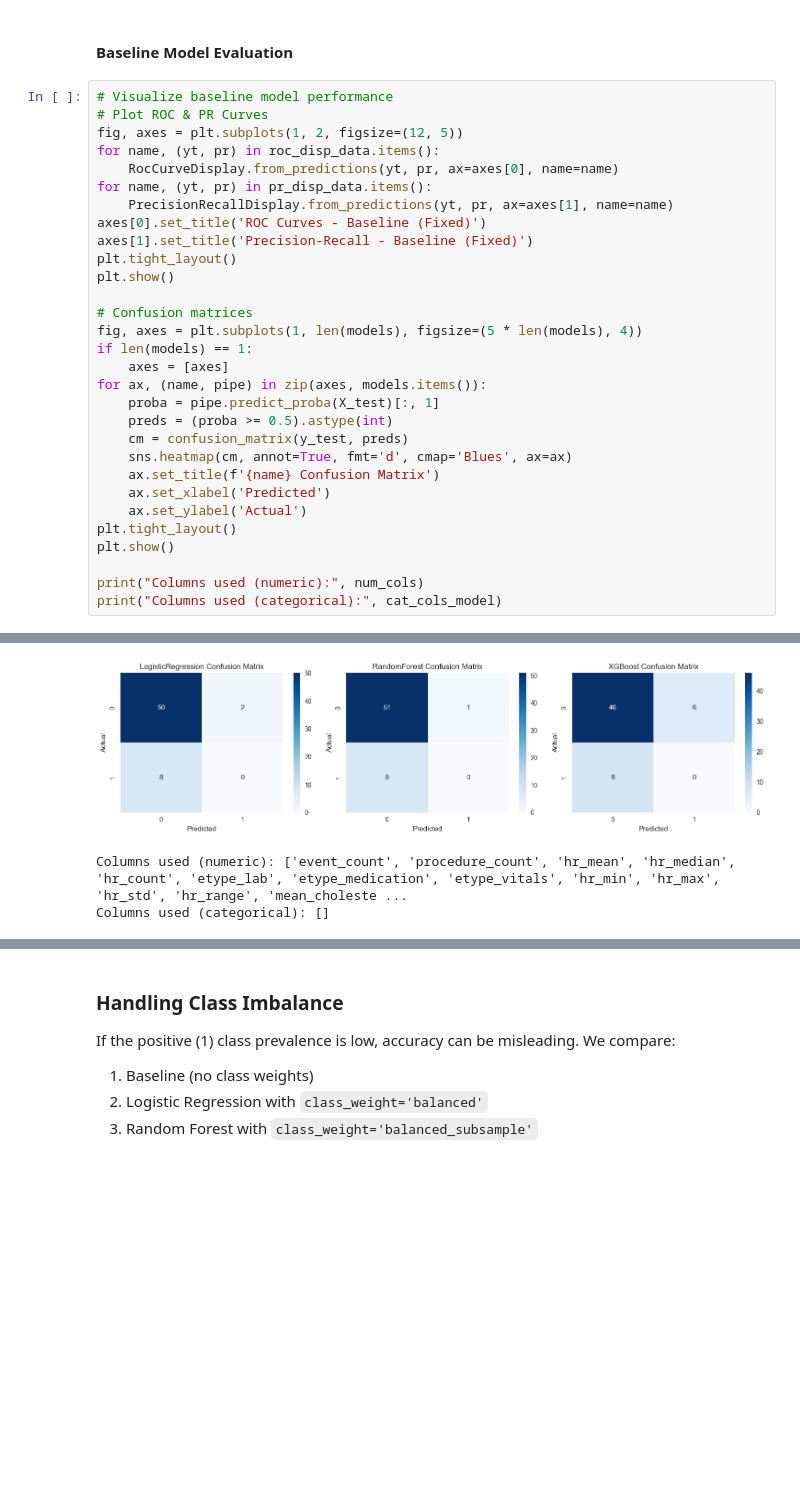
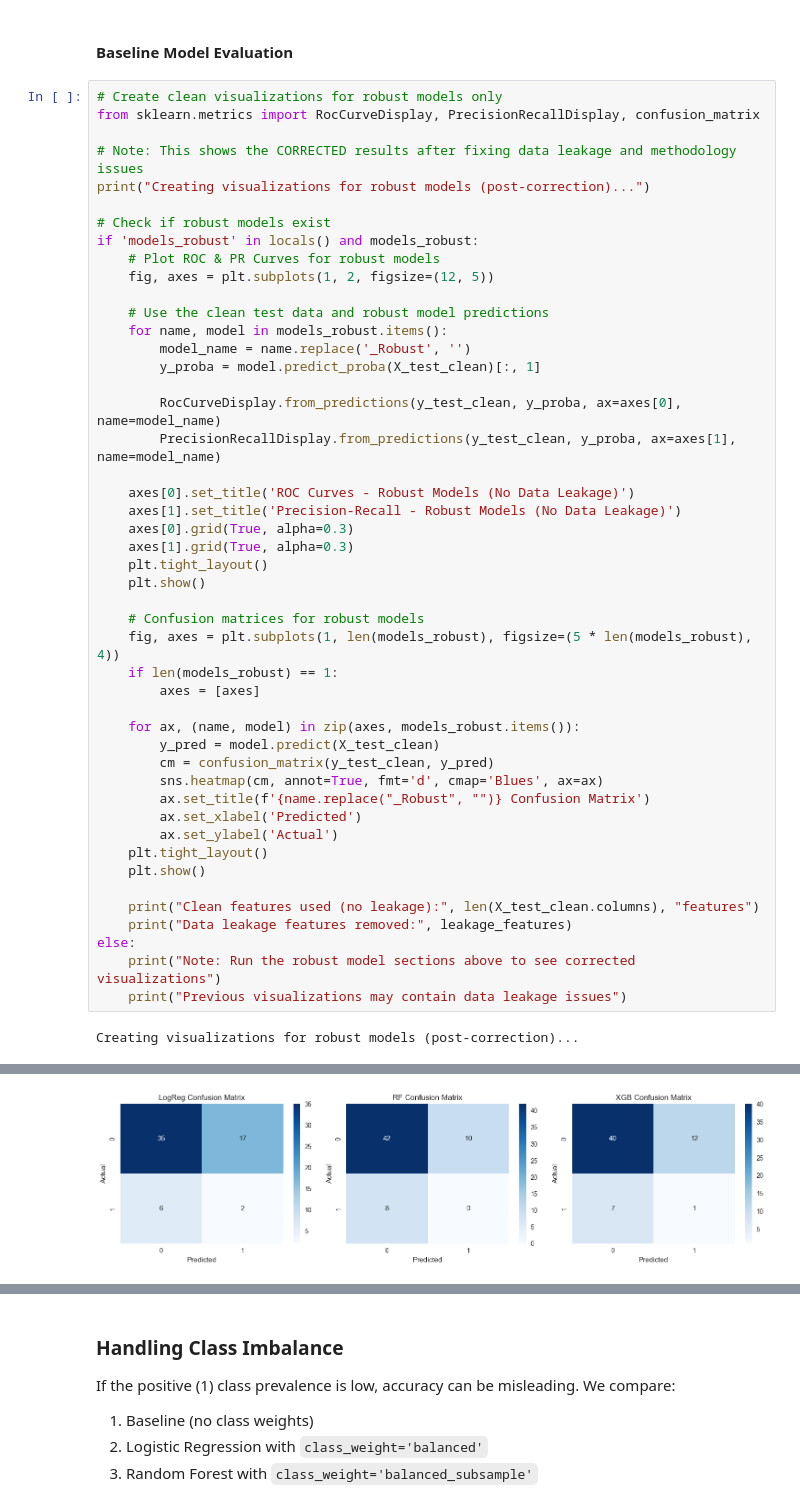
Before and after one commit to DawitLam/data_analysis_medical_dataset, a Jupyter notebook: notebooks/healthcare_analysis_portfolio.ipynb, the cells around one changed output, grey strips where cells are left out. Drawn from its saved outputs; the diff is of its cells as text; blank space fills up the shorter version.

```diff
--- a/notebooks/healthcare_analysis_portfolio.ipynb
+++ b/notebooks/healthcare_analysis_portfolio.ipynb
@@ -877,33 +877,51 @@ Baseline model performance (FIXED - no data leakage):
 # %% [markdown]
 #### Baseline Model Evaluation
 # %%
-# Visualize baseline model performance
-# Plot ROC & PR Curves
-fig, axes = plt.subplots(1, 2, figsize=(12, 5))
-for name, (yt, pr) in roc_disp_data.items():
-    RocCurveDisplay.from_predictions(yt, pr, ax=axes[0], name=name)
-for name, (yt, pr) in pr_disp_data.items():
-    PrecisionRecallDisplay.from_predictions(yt, pr, ax=axes[1], name=name)
-axes[0].set_title('ROC Curves - Baseline (Fixed)')
-axes[1].set_title('Precision-Recall - Baseline (Fixed)')
-plt.tight_layout()
-plt.show()
+# Create clean visualizations for robust models only
+from sklearn.metrics import RocCurveDisplay, PrecisionRecallDisplay, confusion_matrix
 
-# Confusion matrices
-fig, axes = plt.subplots(1, len(models), figsize=(5 * len(models), 4))
-if len(models) == 1:
-    axes = [axes]
-for ax, (name, pipe) in zip(axes, models.items()):
-    proba = pipe.predict_proba(X_test)[:, 1]
-    preds = (proba >= 0.5).astype(int)
-    cm = confusion_matrix(y_test, preds)
-    sns.heatmap(cm, annot=True, fmt='d', cmap='Blues', ax=ax)
-    ax.set_title(f'{name} Confusion Matrix')
-    ax.set_xlabel('Predicted')
-    ax.set_ylabel('Actual')
-plt.tight_layout()
-plt.show()
+# Note: This shows the CORRECTED results after fixing data leakage and methodology issues
+print("Creating visualizations for robust models (post-correction)...")
 
-print("Columns used (numeric):", num_cols)
-print("Columns used (categorical):", cat_cols_model)
+# Check if robust models exist
+if 'models_robust' in locals() and models_robust:
+    # Plot ROC & PR Curves for robust models
+    fig, axes = plt.subplots(1, 2, figsize=(12, 5))
+
+    # Use the clean test data and robust model predictions
+    for name, model in models_robust.items():
+        model_name = name.replace('_Robust', '')
+        y_proba = model.predict_proba(X_test_clean)[:, 1]
+
+        RocCurveDisplay.from_predictions(y_test_clean, y_proba, ax=axes[0], name=model_name)
+        PrecisionRecallDisplay.from_predictions(y_test_clean, y_proba, ax=axes[1], name=model_name)
+
+    axes[0].set_title('ROC Curves - Robust Models (No Data Leakage)')
+    axes[1].set_title('Precision-Recall - Robust Models (No Data Leakage)')
+    axes[0].grid(True, alpha=0.3)
+    axes[1].grid(True, alpha=0.3)
+    plt.tight_layout()
+    plt.show()
+
+    # Confusion matrices for robust models
+    fig, axes = plt.subplots(1, len(models_robust), figsize=(5 * len(models_robust), 4))
+    if len(models_robust) == 1:
+        axes = [axes]
+
+    for ax, (name, model) in zip(axes, models_robust.items()):
+        y_pred = model.predict(X_test_clean)
+        cm = confusion_matrix(y_test_clean, y_pred)
+        sns.heatmap(cm, annot=True, fmt='d', cmap='Blues', ax=ax)
+        ax.set_title(f'{name.replace("_Robust", "")} Confusion Matrix')
+        ax.set_xlabel('Predicted')
+        ax.set_ylabel('Actual')
+    plt.tight_layout()
+    plt.show()
+
+    print("Clean features used (no leakage):", len(X_test_clean.columns), "features")
+    print("Data leakage features removed:", leakage_features)
+else:
+    print("Note: Run the robust model sections above to see corrected visualizations")
+    print("Previous visualizations may contain data leakage issues")
 # %% [output]
+Creating visualizations for robust models (post-correction)...
@@ -911,3 +929 @@ print("Columns used (categorical):", cat_cols_model)
-[figure, old version]
+[figure, new version]
-Columns used (numeric): ['event_count', 'procedure_count', 'hr_mean', 'hr_median', 'hr_count', 'etype_lab', 'etype_medication', 'etype_vitals', 'hr_min', 'hr_max', 'hr_std', 'hr_range', 'mean_choleste ...
-Columns used (categorical): []
```
Also changed, not shown: parts of 8 cells of this notebook.
